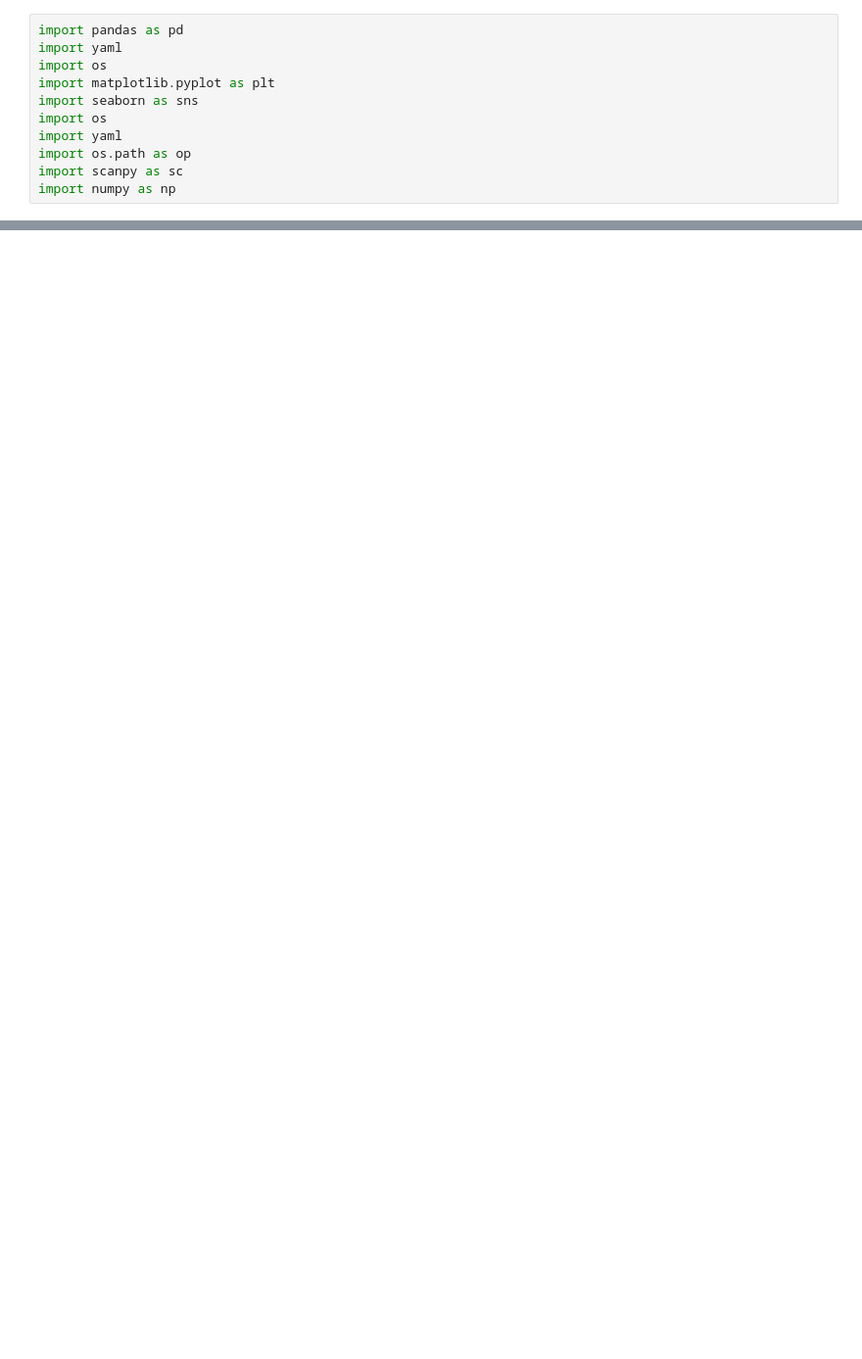
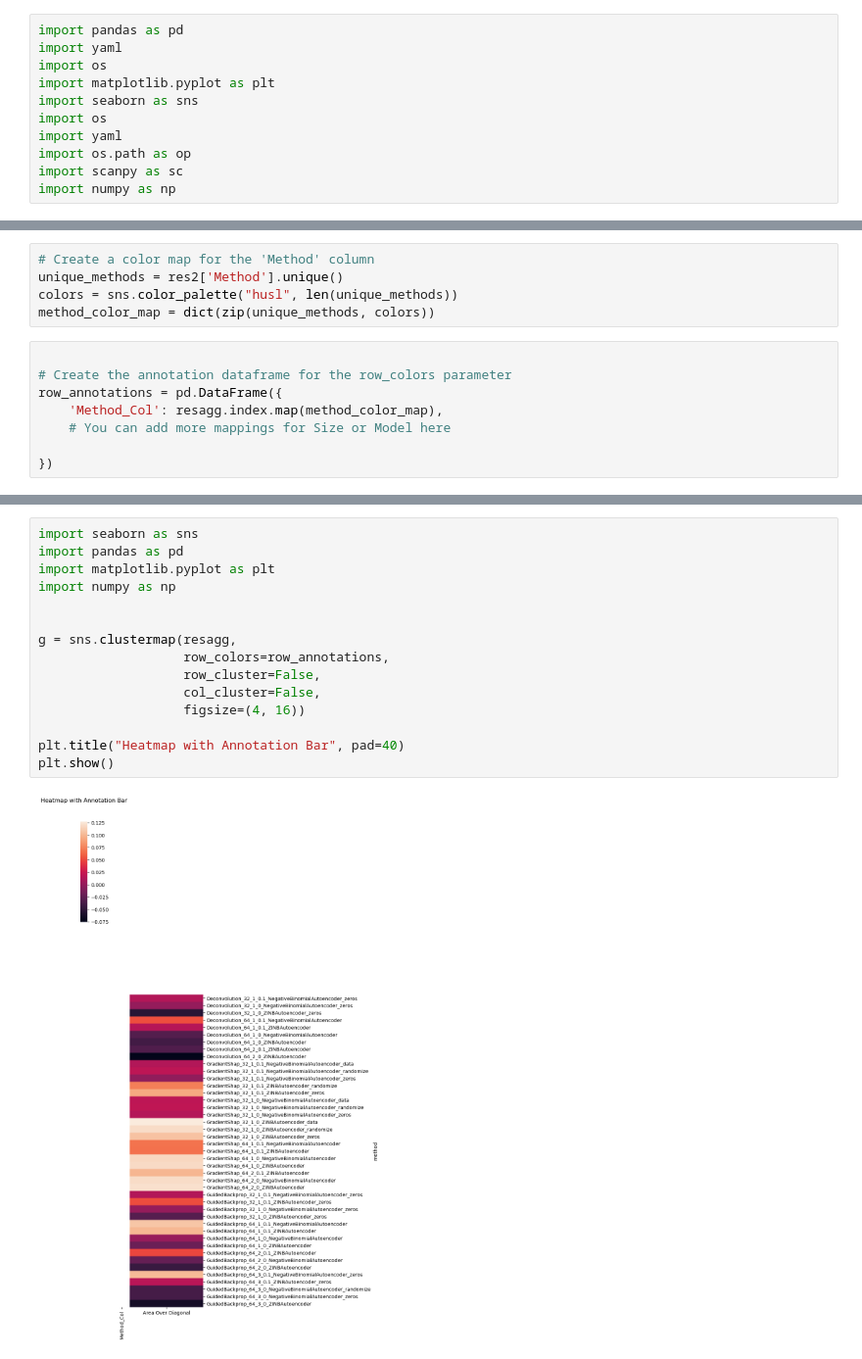
Before and after one commit to bionetslab/netmap-evaluation, a Jupyter notebook: src/evaluation/analyse_parameter_sweep.ipynb, the cells around one changed output, grey strips where cells are left out. Shown at 98% size. Cells and saved outputs as stored; diff of their text form; blank space fills up the shorter version.

```diff
--- a/src/evaluation/analyse_parameter_sweep.ipynb
+++ b/src/evaluation/analyse_parameter_sweep.ipynb
@@ -81,0 +80,13 @@ read_all_results('/data_nfs/og86asub/netmap/netmap-evaluation/results/summaries_
+# %%
+# Create a color map for the 'Method' column
+unique_methods = res2['Method'].unique()
+colors = sns.color_palette("husl", len(unique_methods))
+method_color_map = dict(zip(unique_methods, colors))
+# %%
+
+# Create the annotation dataframe for the row_colors parameter
+row_annotations = pd.DataFrame({
+    'Method_Col': resagg.index.map(method_color_map),
+    # You can add more mappings for Size or Model here
+
+})
@@ -81,0 +114,17 @@ read_all_results('/data_nfs/og86asub/netmap/netmap-evaluation/results/summaries_
+# %%
+import seaborn as sns
+import pandas as pd
+import matplotlib.pyplot as plt
+import numpy as np
+
+
+g = sns.clustermap(resagg,
+                   row_colors=row_annotations,
+                   row_cluster=False,
+                   col_cluster=False,
+                   figsize=(4, 16))
+
+plt.title("Heatmap with Annotation Bar", pad=40)
+plt.show()
+# %% [output]
+[figure, added]
```
Also changed, not shown: parts of 6 cells of this notebook, 8 other files.
